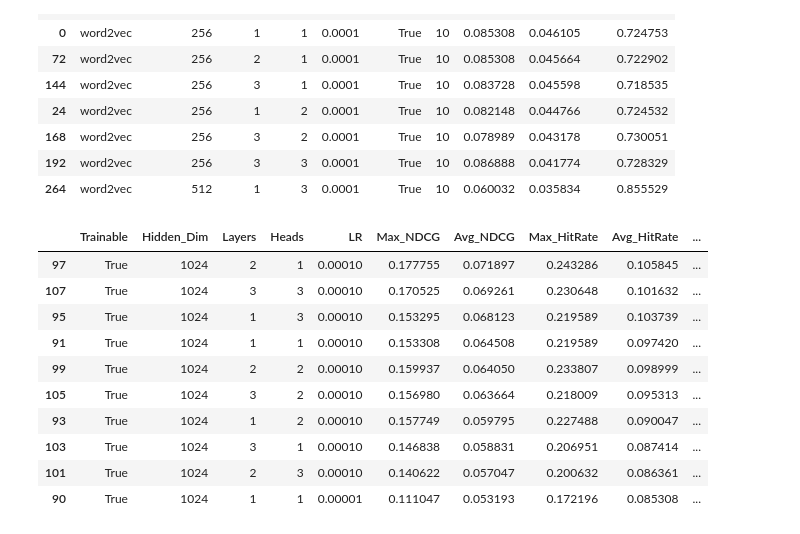
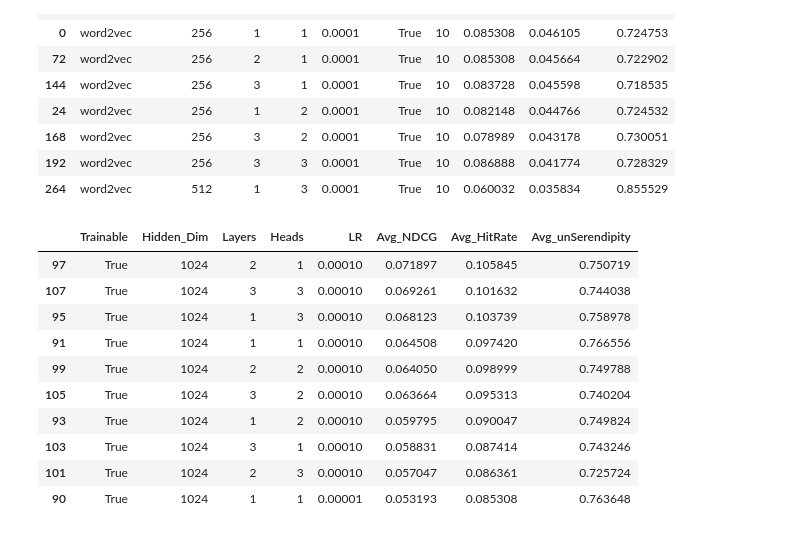
Before and after one commit to reesa-rahayu/Serendipity-Book-Recommender-Using-SASRecLLM, a Jupyter notebook: 3_a_grid_search.ipynb, the cells around one changed output. Drawn from its saved outputs; the diff is of its cells as text; code cells hidden in the pictures.

```diff
--- a/3_a_grid_search.ipynb
+++ b/3_a_grid_search.ipynb
@@ -1226,24 +1226,24 @@ best_w2v_model.head(10)
 | 264 | word2vec | 512 | 1 | 3 | 0.0001 | True | 10 | 0.060032 | 0.035834 | 0.855529 |
 # %%
 average_df = df_10.groupby(['Trainable', 'Hidden_Dim', 'Layers', 'Heads', 'LR']).agg(
-    Max_NDCG=('NDCG', 'max'),
+    # Max_NDCG=('NDCG', 'max'),
     Avg_NDCG=('NDCG', 'mean'),
-    Max_HitRate=('HitRate', 'max'),
+    # Max_HitRate=('HitRate', 'max'),
     Avg_HitRate=('HitRate', 'mean'),
     Avg_unSerendipity=('unSerendipity', 'mean')
 ).reset_index()
 
 average_df = average_df.sort_values(by='Avg_NDCG', ascending=False)
 average_df.head(10)
 # %% [output]
-|  | Trainable | Hidden_Dim | Layers | Heads | LR | Max_NDCG | Avg_NDCG | Max_HitRate | Avg_HitRate | ... |
-| 97 | True | 1024 | 2 | 1 | 0.00010 | 0.177755 | 0.071897 | 0.243286 | 0.105845 | ... |
-| 107 | True | 1024 | 3 | 3 | 0.00010 | 0.170525 | 0.069261 | 0.230648 | 0.101632 | ... |
-| 95 | True | 1024 | 1 | 3 | 0.00010 | 0.153295 | 0.068123 | 0.219589 | 0.103739 | ... |
-| 91 | True | 1024 | 1 | 1 | 0.00010 | 0.153308 | 0.064508 | 0.219589 | 0.097420 | ... |
-| 99 | True | 1024 | 2 | 2 | 0.00010 | 0.159937 | 0.064050 | 0.233807 | 0.098999 | ... |
-| 105 | True | 1024 | 3 | 2 | 0.00010 | 0.156980 | 0.063664 | 0.218009 | 0.095313 | ... |
-| 93 | True | 1024 | 1 | 2 | 0.00010 | 0.157749 | 0.059795 | 0.227488 | 0.090047 | ... |
-| 103 | True | 1024 | 3 | 1 | 0.00010 | 0.146838 | 0.058831 | 0.206951 | 0.087414 | ... |
-| 101 | True | 1024 | 2 | 3 | 0.00010 | 0.140622 | 0.057047 | 0.200632 | 0.086361 | ... |
-| 90 | True | 1024 | 1 | 1 | 0.00001 | 0.111047 | 0.053193 | 0.172196 | 0.085308 | ... |
+|  | Trainable | Hidden_Dim | Layers | Heads | LR | Avg_NDCG | Avg_HitRate | Avg_unSerendipity |
+| 97 | True | 1024 | 2 | 1 | 0.00010 | 0.071897 | 0.105845 | 0.750719 |
+| 107 | True | 1024 | 3 | 3 | 0.00010 | 0.069261 | 0.101632 | 0.744038 |
+| 95 | True | 1024 | 1 | 3 | 0.00010 | 0.068123 | 0.103739 | 0.758978 |
+| 91 | True | 1024 | 1 | 1 | 0.00010 | 0.064508 | 0.097420 | 0.766556 |
+| 99 | True | 1024 | 2 | 2 | 0.00010 | 0.064050 | 0.098999 | 0.749788 |
+| 105 | True | 1024 | 3 | 2 | 0.00010 | 0.063664 | 0.095313 | 0.740204 |
+| 93 | True | 1024 | 1 | 2 | 0.00010 | 0.059795 | 0.090047 | 0.749824 |
+| 103 | True | 1024 | 3 | 1 | 0.00010 | 0.058831 | 0.087414 | 0.743246 |
+| 101 | True | 1024 | 2 | 3 | 0.00010 | 0.057047 | 0.086361 | 0.725724 |
+| 90 | True | 1024 | 1 | 1 | 0.00001 | 0.053193 | 0.085308 | 0.763648 |
```
Also changed, not shown: parts of 1 cell of this notebook, 2 other files.
